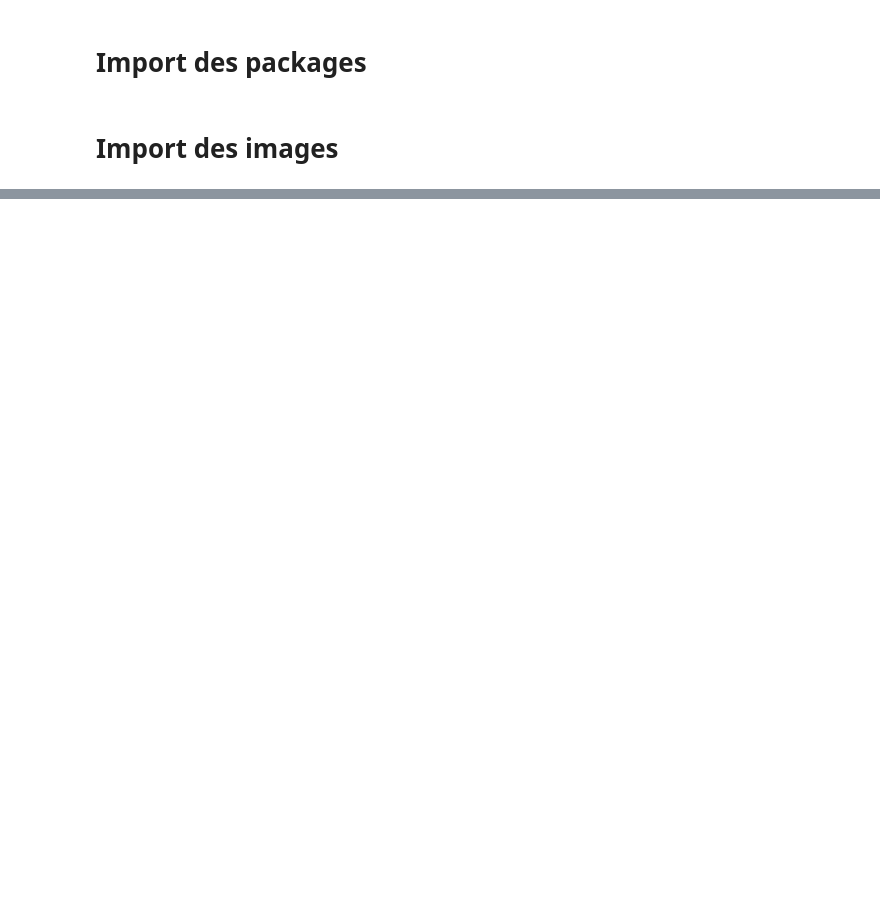
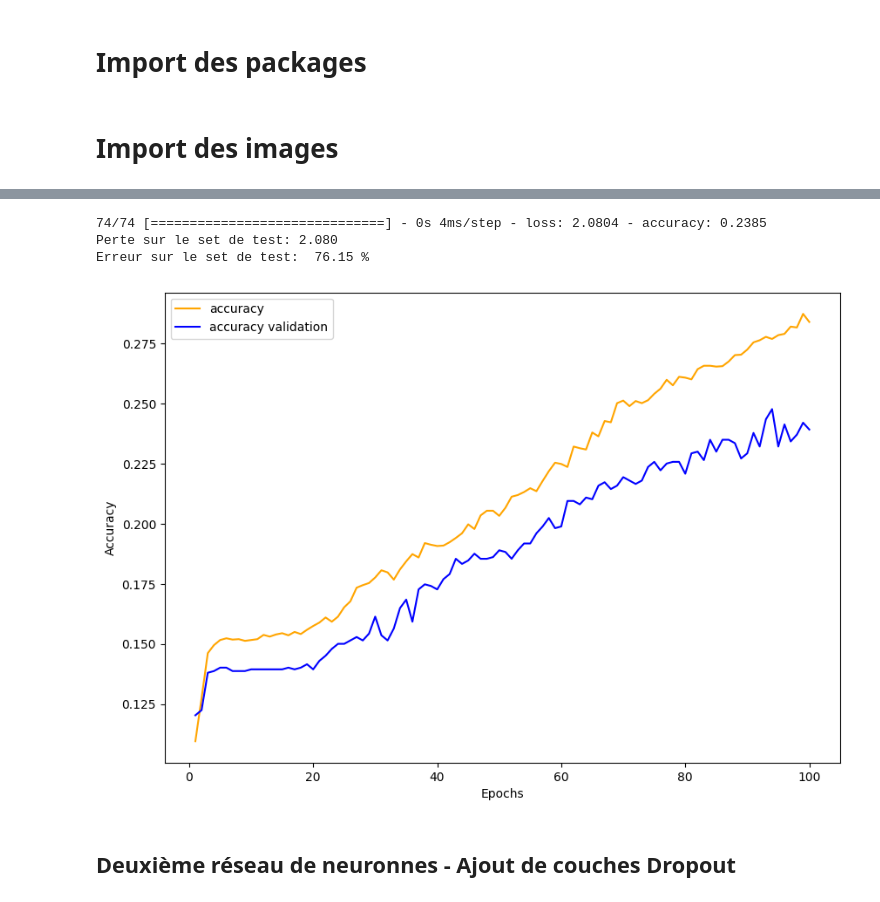
Before and after one commit to PaulDelamarre/TP_CHAMPI, a Jupyter notebook: Champignon_Deep.ipynb, the cells around one changed output, grey strips where cells are left out. Drawn from its saved outputs; the diff is of its cells as text; code cells hidden in the pictures; blank space fills up the shorter version.

```diff
--- a/Champignon_Deep.ipynb
+++ b/Champignon_Deep.ipynb
@@ -47,0 +224,30 @@ df
+# %%
+model = Sequential()
+
+first_layer = Dense(units = 150,
+                       input_dim = nb_pixel,
+                       activation = 'tanh',
+                       kernel_initializer = 'normal')
+
+second_layer = Dense(units = 150,
+                         activation = 'relu',
+                         kernel_initializer = 'normal')
+
+third_layer = Dense(units = 150,
+                         activation = LeakyReLU(alpha=0.1),
+                         kernel_initializer = 'normal')
+
+four_layer = Dense(units = nb_class,
+                        activation = 'softmax',
+                        kernel_initializer = 'normal')
+
+model.add(first_layer)
+model.add(second_layer)
+model.add(third_layer)
+model.add(four_layer)
+
+model.compile(optimizer=keras.optimizers.SGD(),
+                  loss='categorical_crossentropy',
+                  metrics=['accuracy'])
+
+display(model.summary())
@@ -47,0 +273,8 @@ df
+# %%
+training_history = model.fit(X_train1, Y_train,
+                                    batch_size=400,
+                                    epochs=100,
+                                    validation_split=0.2,
+                                    verbose=1,
+                                    initial_epoch=0,
+                                    workers=-1)
@@ -47,0 +299,9 @@ df
+# %%
+analyze_model(model,X_test1,Y_test,training_history,100)
+# %% [output]
+74/74 [==============================] - 0s 4ms/step - loss: 2.0804 - accuracy: 0.2385
+Perte sur le set de test: 2.080
+Erreur sur le set de test:  76.15 %
+[figure, added]
+# %% [markdown]
+## Deuxième réseau de neuronnes - Ajout de couches Dropout
```
Also changed, not shown: parts of 33 cells of this notebook, 3 other files.
